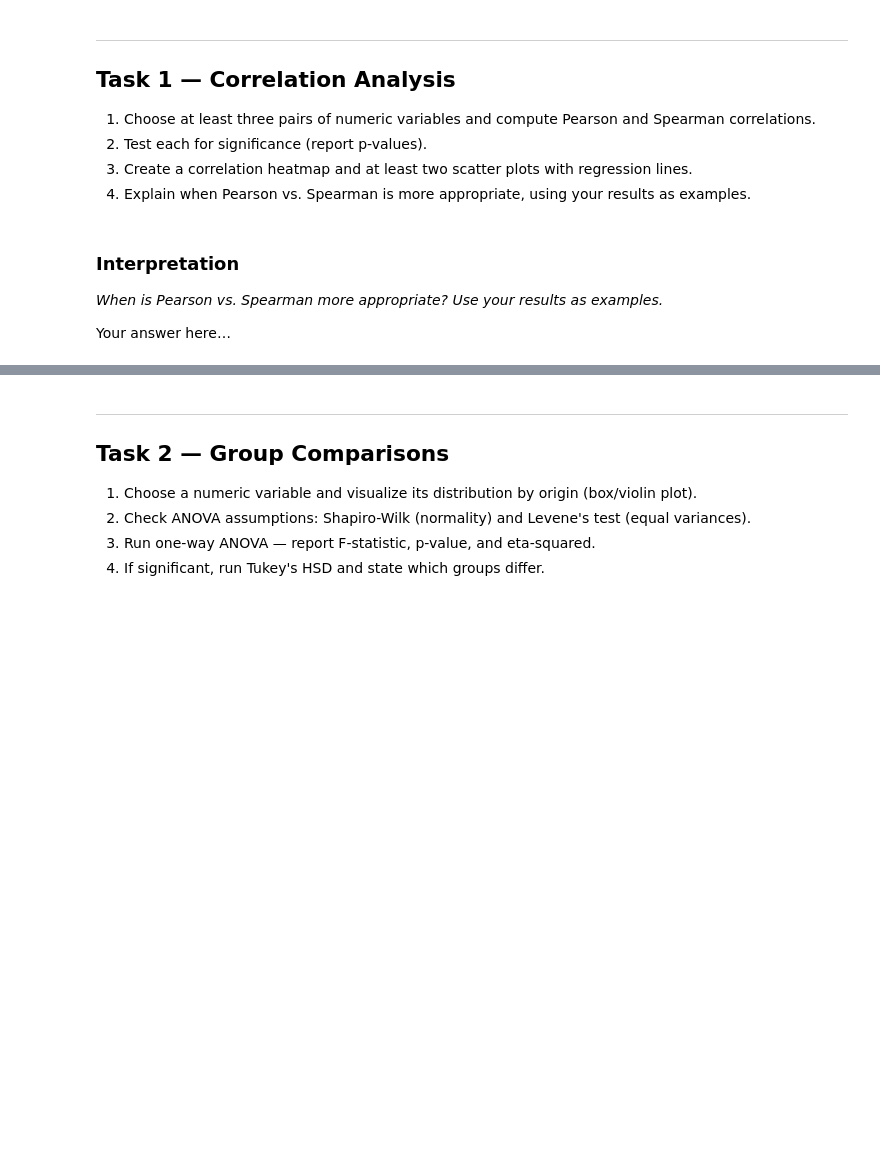
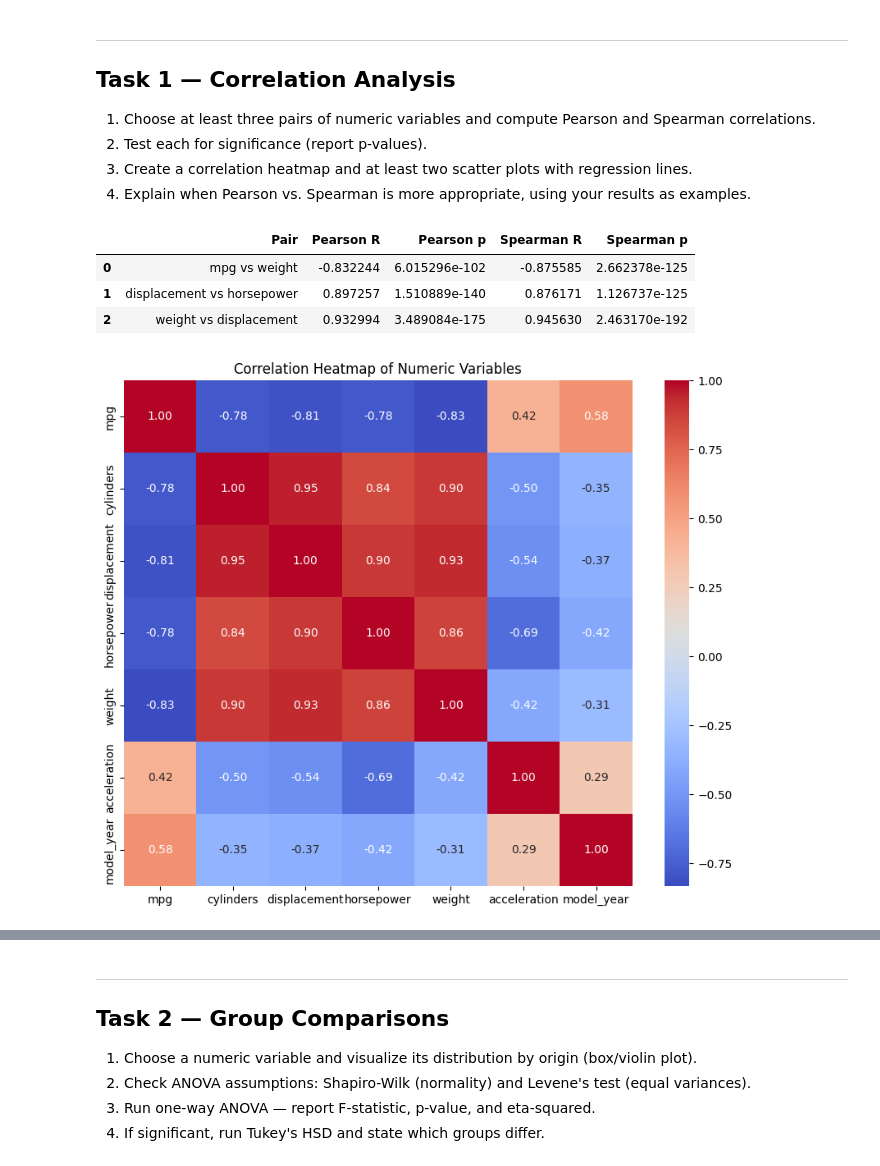
Before and after one commit to Data-AI-IDDA/m3-13-assessment, a Jupyter notebook: m3-13-assessment.ipynb, the cells around one changed output, grey strips where cells are left out. Saved outputs shown, nothing was run; the diff lists cells and outputs as text; code cells hidden in the pictures; blank space fills up the shorter version.

```diff
--- a/m3-13-assessment.ipynb
+++ b/m3-13-assessment.ipynb
@@ -40,6 +53,24 @@ mpg.describe()
-# %% [markdown]
-### Interpretation
-
-*When is Pearson vs. Spearman more appropriate? Use your results as examples.*
-
-Your answer here…
+# %%
+pairs = [('mpg', 'weight'), ('displacement', 'horsepower'), ('weight', 'displacement')]
+results = []
+for var1, var2 in pairs:
+    p_corr, p_pval = stats.pearsonr(mpg[var1], mpg[var2])
+    s_corr, s_pval = stats.spearmanr(mpg[var1], mpg[var2])
+    results.append({
+        'Pair': f"{var1} vs {var2}",
+        'Pearson R': p_corr, 'Pearson p': p_pval,
+        'Spearman R': s_corr, 'Spearman p': s_pval
+    })
+pd.DataFrame(results)
+# %% [output]
+|  | Pair | Pearson R | Pearson p | Spearman R | Spearman p |
+| 0 | mpg vs weight | -0.832244 | 6.015296e-102 | -0.875585 | 2.662378e-125 |
+| 1 | displacement vs horsepower | 0.897257 | 1.510889e-140 | 0.876171 | 1.126737e-125 |
+| 2 | weight vs displacement | 0.932994 | 3.489084e-175 | 0.945630 | 2.463170e-192 |
+# %%
+plt.figure(figsize=(10, 8))
+sns.heatmap(mpg.select_dtypes(include=[np.number]).corr(), annot=True, cmap='coolwarm', fmt=".2f")
+plt.title('Correlation Heatmap of Numeric Variables')
+plt.show()
+# %% [output]
+[figure, added]
```
Also changed, not shown: parts of 32 cells of this notebook.
